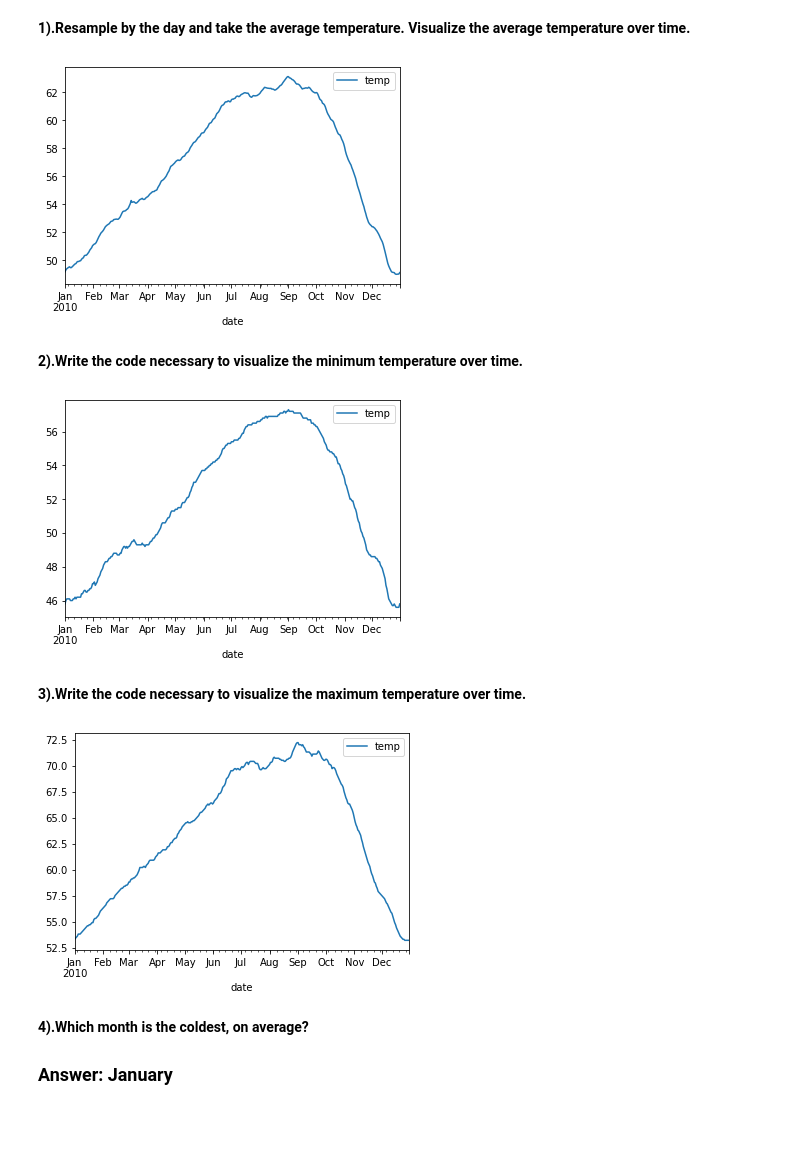
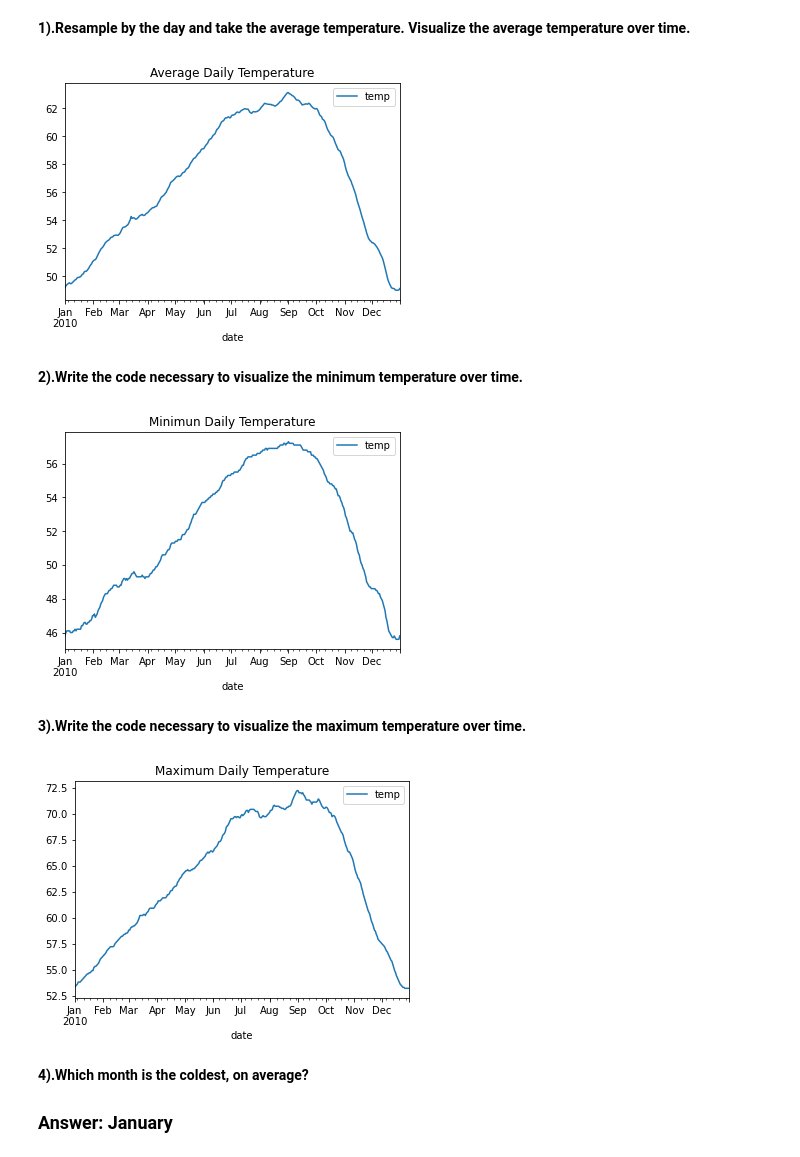
Before and after one commit to dlmitc3/time-series-exercises, a Jupyter notebook: Working_with_Time_Series_Data.ipynb, the cells around one changed output. Cells and saved outputs as stored; diff of their text form; code cells hidden in the pictures; blank space fills up the shorter version.

```diff
--- a/Working_with_Time_Series_Data.ipynb
+++ b/Working_with_Time_Series_Data.ipynb
@@ -39,26 +39,26 @@ df.head()
 **1).Resample by the day and take the average temperature. Visualize the average temperature over time.**
 # %%
 # average temp by day over time
-df.resample('D').mean().plot()
+df.resample('D').mean().plot(title='Average Daily Temperature')
 plt.show()
 # %% [output]
-[figure, old version]
+[figure, new version]
 # %% [markdown]
 **2).Write the code necessary to visualize the minimum temperature over time.**
 # %%
 # min temp by day over time
-df.resample('D').min().plot()
+df.resample('D').min().plot(title='Minimun Daily Temperature')
 plt.show()
 # %% [output]
-[figure, old version]
+[figure, new version]
 # %% [markdown]
 **3).Write the code necessary to visualize the maximum temperature over time.**
 # %%
 # max temp over time by day
-df.resample('D').max().plot()
+df.resample('D').max().plot(title='Maximum Daily Temperature')
 plt.show()
 # %% [output]
-[figure, old version]
+[figure, new version]
 # %% [markdown]
 **4).Which month is the coldest, on average?**
 ### Answer: January
```
Also changed, not shown: parts of 7 cells of this notebook, 3 other files.
